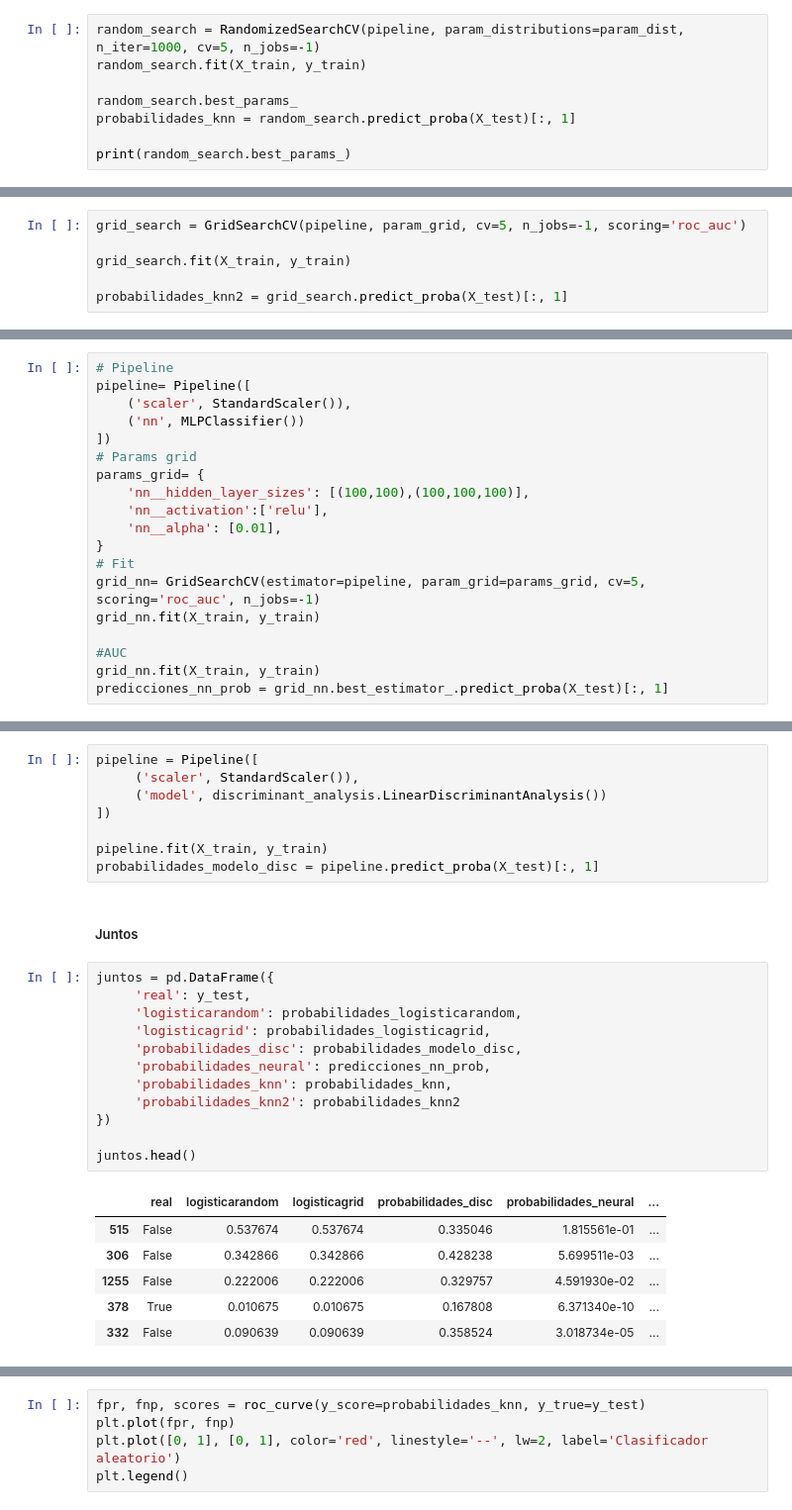
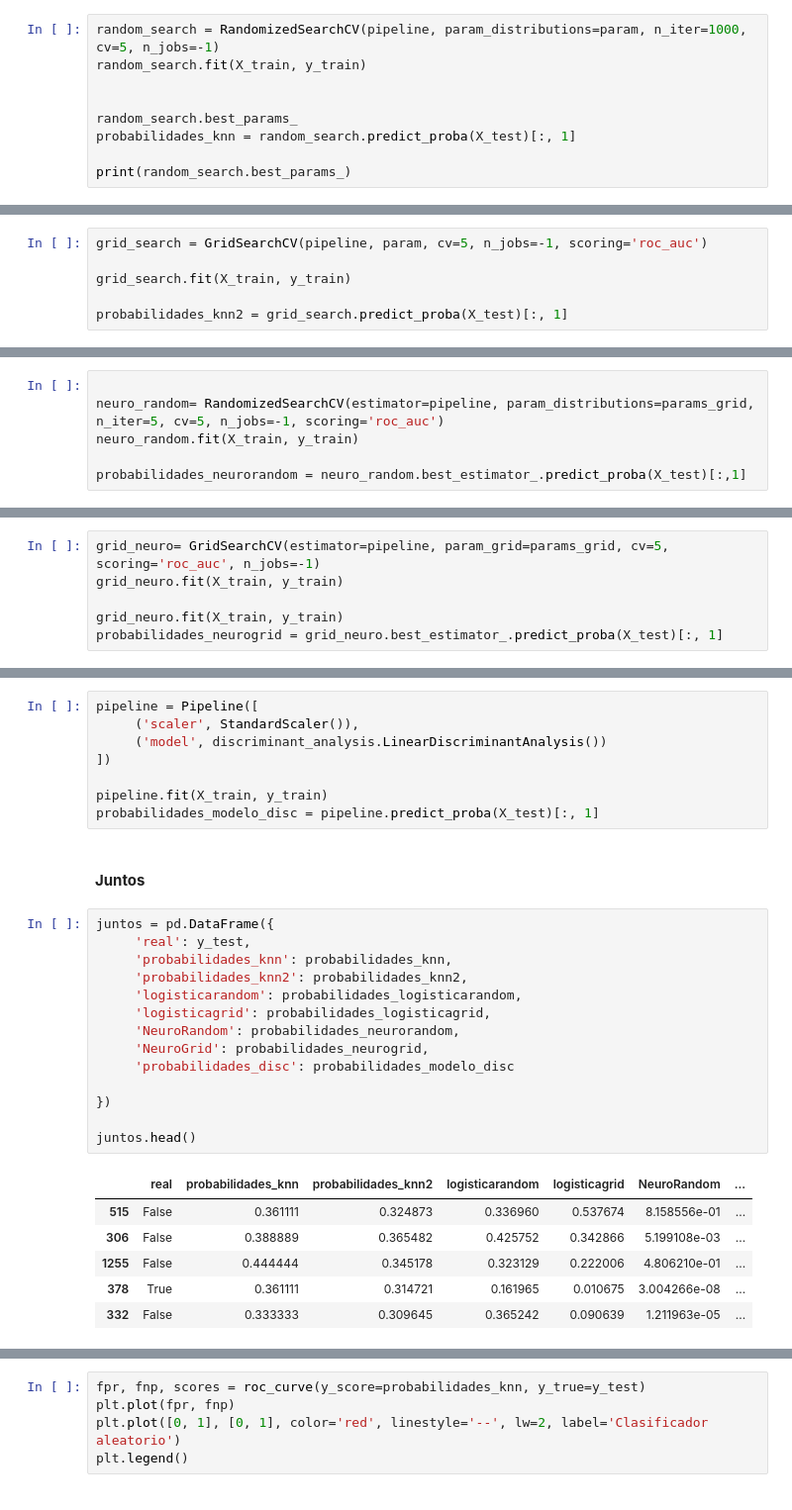
Before and after one commit to ppmelch/Lab-Aprendizaje-Estad-stico, a Jupyter notebook: Parcial 2/Examen2/Examen2.ipynb, the cells around one changed output, grey strips where cells are left out. Shown at 99% size. Saved outputs shown, nothing was run; the diff lists cells and outputs as text.

```diff
--- a/Parcial 2/Examen2/Examen2.ipynb
+++ b/Parcial 2/Examen2/Examen2.ipynb
@@ -188,8 +184,9 @@ param_grid = {
 # %% [markdown]
 ##### - Random Search
 # %%
-random_search = RandomizedSearchCV(pipeline, param_distributions=param_dist, n_iter=1000, cv=5, n_jobs=-1)
+random_search = RandomizedSearchCV(pipeline, param_distributions=param, n_iter=1000, cv=5, n_jobs=-1)
 random_search.fit(X_train, y_train)
+
 
 random_search.best_params_
 probabilidades_knn = random_search.predict_proba(X_test)[:, 1]
@@ -200,7 +197,7 @@ print(random_search.best_params_)
 # %% [markdown]
 ##### - Gridsearch
 # %%
-grid_search = GridSearchCV(pipeline, param_grid, cv=5, n_jobs=-1, scoring='roc_auc')
+grid_search = GridSearchCV(pipeline, param, cv=5, n_jobs=-1, scoring='roc_auc')
 
 grid_search.fit(X_train, y_train)
 
@@ -241,0 +253,6 @@ probabilidades_logisticagrid = log_reg_grid.best_estimator_.predict_proba(X_test
+# %%
+
+neuro_random= RandomizedSearchCV(estimator=pipeline, param_distributions=params_grid, n_iter=5, cv=5, n_jobs=-1, scoring='roc_auc')
+neuro_random.fit(X_train, y_train)
+
+probabilidades_neurorandom = neuro_random.best_estimator_.predict_proba(X_test)[:,1]
@@ -242,20 +263,7 @@ probabilidades_logisticagrid = log_reg_grid.best_estimator_.predict_proba(X_test
 # %%
-# Pipeline
-pipeline= Pipeline([
-    ('scaler', StandardScaler()),
-    ('nn', MLPClassifier())
-])
-# Params grid
-params_grid= {
-    'nn__hidden_layer_sizes': [(100,100),(100,100,100)],
-    'nn__activation':['relu'],
-    'nn__alpha': [0.01],
-}
-# Fit
-grid_nn= GridSearchCV(estimator=pipeline, param_grid=params_grid, cv=5, scoring='roc_auc', n_jobs=-1)
-grid_nn.fit(X_train, y_train)
+grid_neuro= GridSearchCV(estimator=pipeline, param_grid=params_grid, cv=5, scoring='roc_auc', n_jobs=-1)
+grid_neuro.fit(X_train, y_train)
 
-#AUC
-grid_nn.fit(X_train, y_train)
-predicciones_nn_prob = grid_nn.best_estimator_.predict_proba(X_test)[:, 1]
+grid_neuro.fit(X_train, y_train)
+probabilidades_neurogrid = grid_neuro.best_estimator_.predict_proba(X_test)[:, 1]
 # %% [markdown]
@@ -270,26 +278,28 @@ pipeline = Pipeline([
 pipeline.fit(X_train, y_train)
 probabilidades_modelo_disc = pipeline.predict_proba(X_test)[:, 1]
 # %% [markdown]
-##### Juntos
+#### **Juntos**
 # %%
 juntos = pd.DataFrame({
      'real': y_test,
+     'probabilidades_knn': probabilidades_knn,
+     'probabilidades_knn2': probabilidades_knn2,
      'logisticarandom': probabilidades_logisticarandom,
      'logisticagrid': probabilidades_logisticagrid,
-     'probabilidades_disc': probabilidades_modelo_disc,
-     'probabilidades_neural': predicciones_nn_prob,
-     'probabilidades_knn': probabilidades_knn,
-     'probabilidades_knn2': probabilidades_knn2
+     'NeuroRandom': probabilidades_neurorandom,
+     'NeuroGrid': probabilidades_neurogrid,
+     'probabilidades_disc': probabilidades_modelo_disc
+
 })
 
 juntos.head()
 # %% [output]
-|  | real | logisticarandom | logisticagrid | probabilidades_disc | probabilidades_neural | ... |
-| 515 | False | 0.537674 | 0.537674 | 0.335046 | 1.815561e-01 | ... |
-| 306 | False | 0.342866 | 0.342866 | 0.428238 | 5.699511e-03 | ... |
-| 1255 | False | 0.222006 | 0.222006 | 0.329757 | 4.591930e-02 | ... |
-| 378 | True | 0.010675 | 0.010675 | 0.167808 | 6.371340e-10 | ... |
-| 332 | False | 0.090639 | 0.090639 | 0.358524 | 3.018734e-05 | ... |
+|  | real | probabilidades_knn | probabilidades_knn2 | logisticarandom | logisticagrid | NeuroRandom | ... |
+| 515 | False | 0.361111 | 0.324873 | 0.336960 | 0.537674 | 8.158556e-01 | ... |
+| 306 | False | 0.388889 | 0.365482 | 0.425752 | 0.342866 | 5.199108e-03 | ... |
+| 1255 | False | 0.444444 | 0.345178 | 0.323129 | 0.222006 | 4.806210e-01 | ... |
+| 378 | True | 0.361111 | 0.314721 | 0.161965 | 0.010675 | 3.004266e-08 | ... |
+| 332 | False | 0.333333 | 0.309645 | 0.365242 | 0.090639 | 1.211963e-05 | ... |
 # %%
 # Bins
 bins = 5
```
Also changed, not shown: parts of 38 cells of this notebook.
